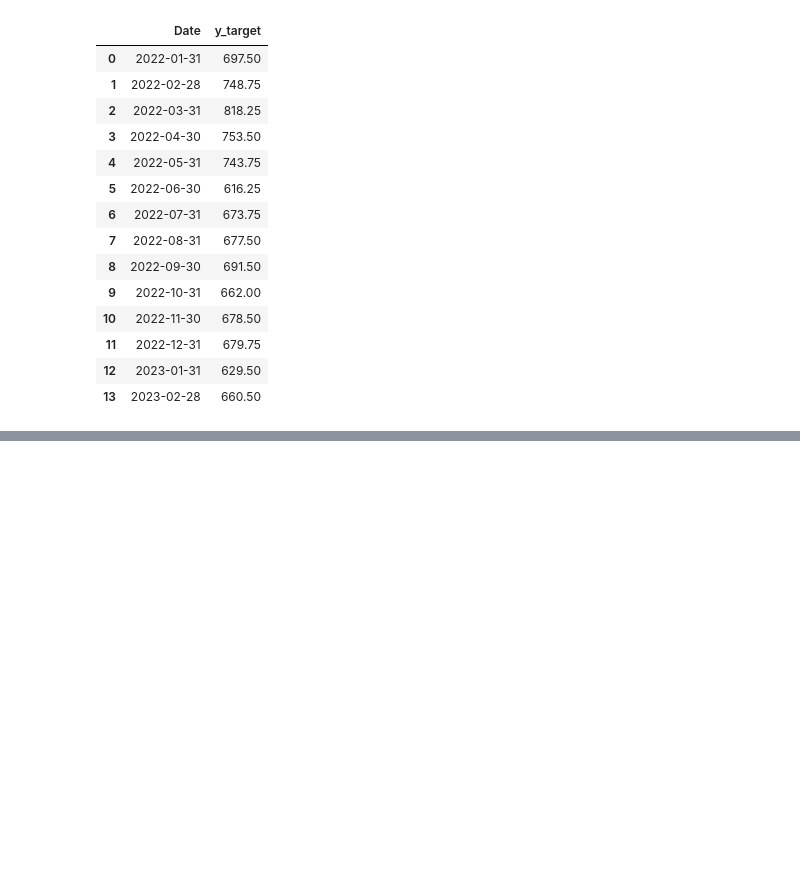
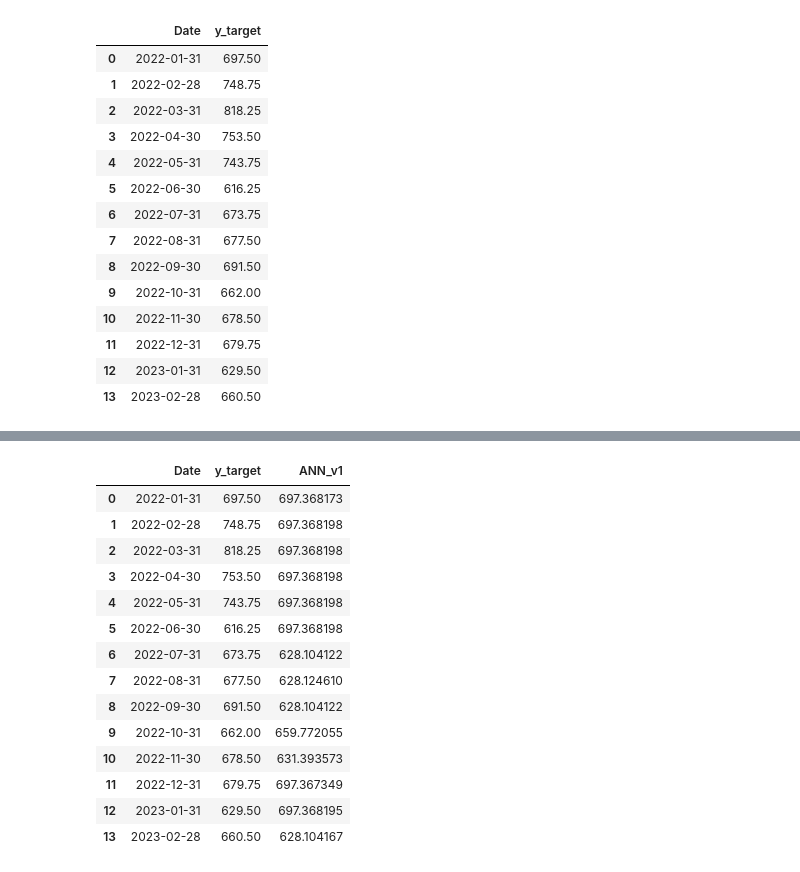
Before and after one commit to SalisEduardo/EAD0830-IA-aplic-financas, a Jupyter notebook: Atividades/atv1/forecast_commodities.ipynb, the cells around one changed output, grey strips where cells are left out. Saved outputs shown, nothing was run; the diff lists cells and outputs as text; code cells hidden in the pictures; blank space fills up the shorter version.

```diff
--- a/Atividades/atv1/forecast_commodities.ipynb
+++ b/Atividades/atv1/forecast_commodities.ipynb
@@ -964,0 +946,18 @@ comparative_v5.set_index("Date").plot()
+# %%
+comparative_v5
+# %% [output]
+|  | Date | y_target | ANN_v1 |
+| 0 | 2022-01-31 | 697.50 | 697.368173 |
+| 1 | 2022-02-28 | 748.75 | 697.368198 |
+| 2 | 2022-03-31 | 818.25 | 697.368198 |
+| 3 | 2022-04-30 | 753.50 | 697.368198 |
+| 4 | 2022-05-31 | 743.75 | 697.368198 |
+| 5 | 2022-06-30 | 616.25 | 697.368198 |
+| 6 | 2022-07-31 | 673.75 | 628.104122 |
+| 7 | 2022-08-31 | 677.50 | 628.124610 |
+| 8 | 2022-09-30 | 691.50 | 628.104122 |
+| 9 | 2022-10-31 | 662.00 | 659.772055 |
+| 10 | 2022-11-30 | 678.50 | 631.393573 |
+| 11 | 2022-12-31 | 679.75 | 697.367349 |
+| 12 | 2023-01-31 | 629.50 | 697.368195 |
+| 13 | 2023-02-28 | 660.50 | 628.104167 |
```
Also changed, not shown: parts of 23 cells of this notebook.
